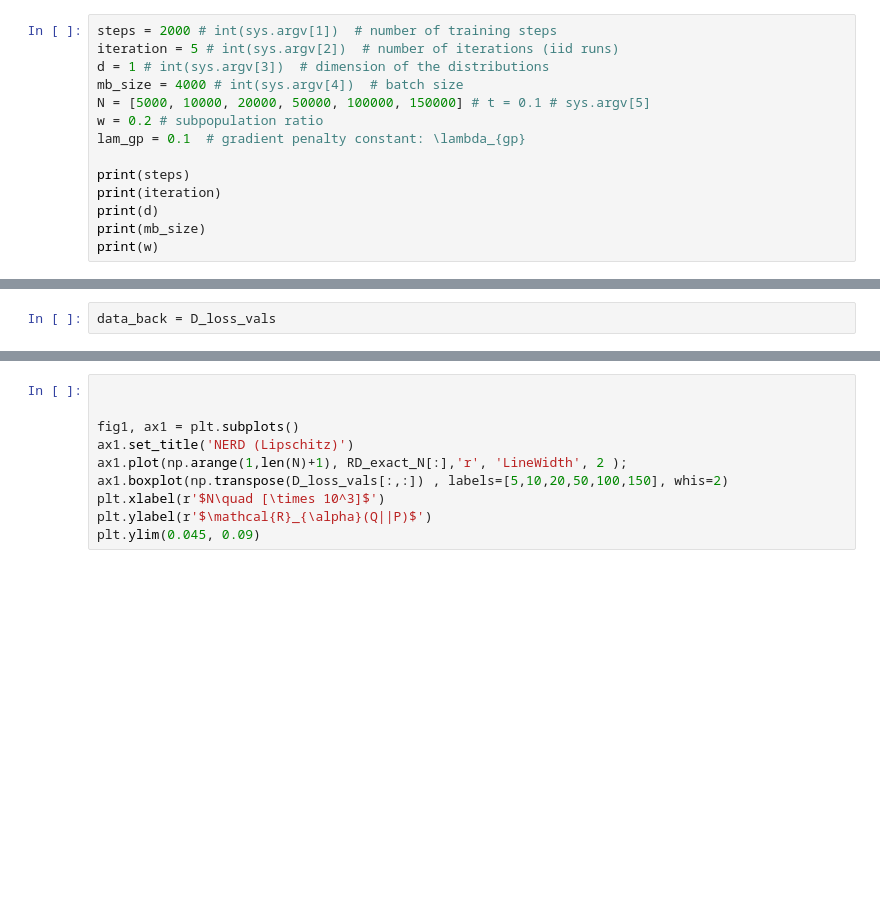
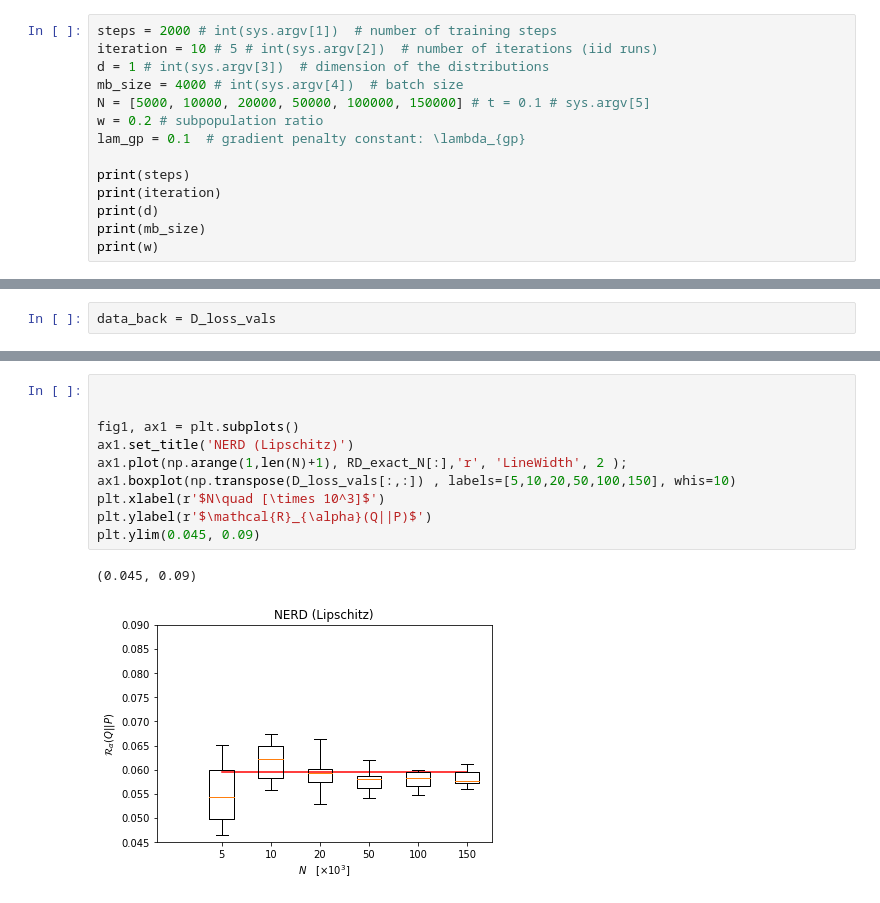
Before and after one commit to tasoskrhs/NERD_code, a Jupyter notebook: fig_3/NERD_Lipschitz_RD_vs_N.ipynb, the cells around one changed output, grey strips where cells are left out. Saved outputs shown, nothing was run; the diff lists cells and outputs as text; blank space fills up the shorter version.

```diff
--- a/fig_3/NERD_Lipschitz_RD_vs_N.ipynb
+++ b/fig_3/NERD_Lipschitz_RD_vs_N.ipynb
@@ -12,7 +12,7 @@ import csv
 import sys
 # %%
 steps = 2000 # int(sys.argv[1])  # number of training steps
-iteration = 5 # int(sys.argv[2])  # number of iterations (iid runs)
+iteration = 10 # 5 # int(sys.argv[2])  # number of iterations (iid runs)
 d = 1 # int(sys.argv[3])  # dimension of the distributions
 mb_size = 4000 # int(sys.argv[4])  # batch size
 N = [5000, 10000, 20000, 50000, 100000, 150000] # t = 0.1 # sys.argv[5]
@@ -206,12 +235,15 @@ plt.ylabel('divergence')
 # %%
 
 
 fig1, ax1 = plt.subplots()
 ax1.set_title('NERD (Lipschitz)')
 ax1.plot(np.arange(1,len(N)+1), RD_exact_N[:],'r', 'LineWidth', 2 );
-ax1.boxplot(np.transpose(D_loss_vals[:,:]) , labels=[5,10,20,50,100,150], whis=2)
+ax1.boxplot(np.transpose(D_loss_vals[:,:]) , labels=[5,10,20,50,100,150], whis=10)
 plt.xlabel(r'$N\quad [\times 10^3]$')
 plt.ylabel(r'$\mathcal{R}_{\alpha}(Q||P)$')
 plt.ylim(0.045, 0.09)
+# %% [output]
+(0.045, 0.09)
+[figure, added]
 # %%
 print('program terminated succesfully')
```
Also changed, not shown: parts of 5 cells of this notebook.
